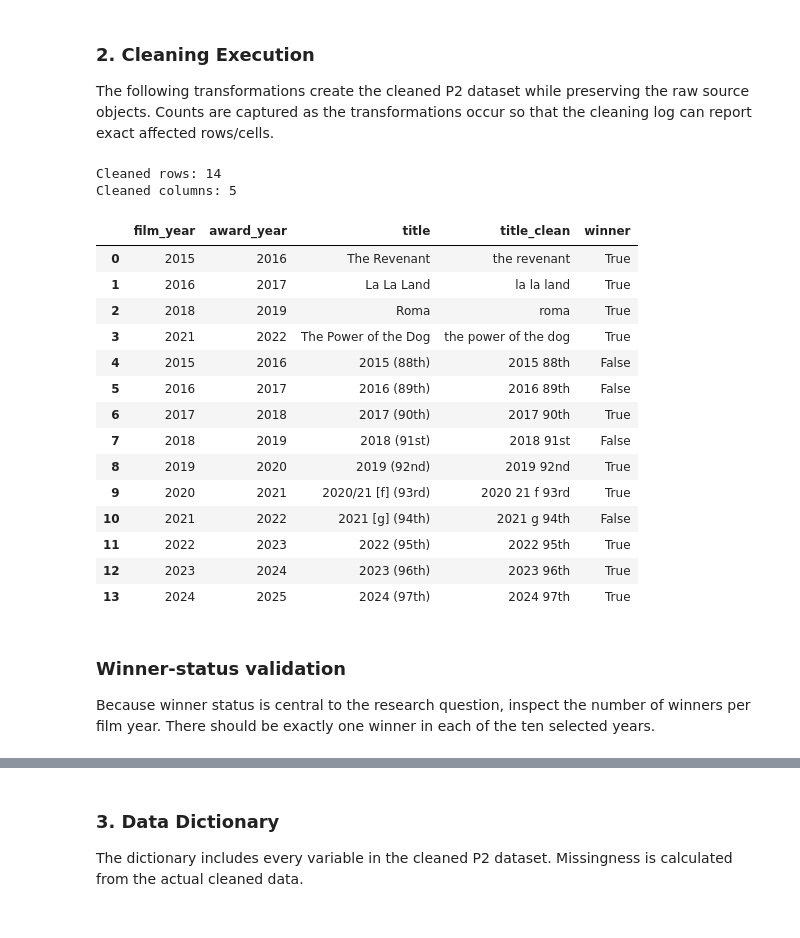
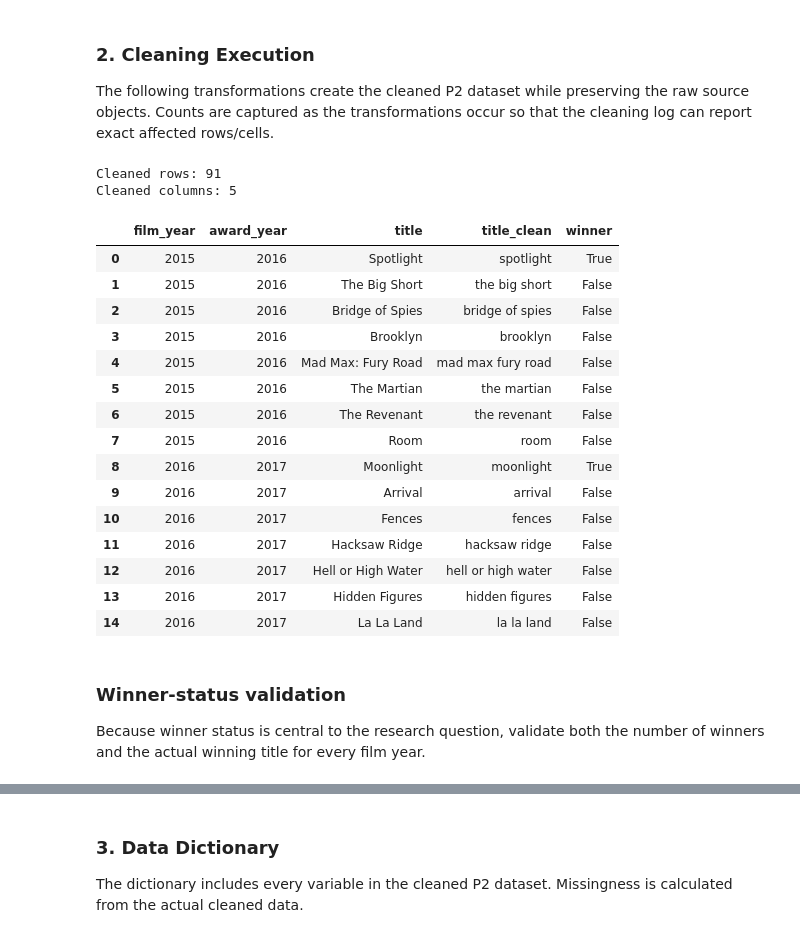
Before and after one commit to manika-17/dsa405-project, a Jupyter notebook: DSA405_P2_AuditCleaningLog_FA26_mjain23.ipynb, the cells around one changed output, grey strips where cells are left out. Cells and saved outputs as stored; diff of their text form; code cells hidden in the pictures.

```diff
--- a/DSA405_P2_AuditCleaningLog_FA26_mjain23.ipynb
+++ b/DSA405_P2_AuditCleaningLog_FA26_mjain23.ipynb
@@ -152,10 +159,7 @@ This step creates consistent film_year and title fields so that the relevant 201
 # %%
 audit_parts = []
 
-for table_number, t in award_tables:
-    film_col = next(c for c in t.columns if re.search(r"\bFilm\b", c, flags=re.I))
-    year_col = next(c for c in t.columns if re.search(r"Year", c, flags=re.I))
-
+for table_number, t, film_col, year_col in award_tables:
     x = pd.DataFrame({
         "film_year_raw": t[year_col],
         "title_raw": t[film_col],
@@ -367,7 +370,9 @@ add_log(
     "Records without a usable film identifier would be excluded."
 )
 
-# 5. Exact duplicate removal.
+# 5. Exact duplicate safeguard.
+# After selecting only Best Picture tables, duplicate title-year records are not expected.
+# This check remains as a reproducible safeguard in case the source structure changes.
 exact_dupes = int(clean.duplicated(subset=["film_year", "title"]).sum())
 if exact_dupes:
     clean = clean.drop_duplicates(subset=["film_year", "title"], keep="first").copy()
@@ -408,17 +413,16 @@ add_log(
     "Nothing from the source because the original title field is retained."
 )
 
-# Winner detection:
-# Wikipedia commonly marks winners using formatting/notes that may survive read_html differently.
-# First inspect duplicate title-year patterns and source text; then use table ordering convention:
-# in each year, the winning film is listed first in the Wikipedia award table.
+# 8. Create winner indicator from the source table ordering.
+# In the Wikipedia Best Picture award tables, the winning film is listed first
+# within each film year. Winner titles are explicitly validated in the next cell.
 clean = clean.sort_index()
 clean["winner"] = ~clean["film_year"].duplicated(keep="first")
 add_log(
     "winner",
     "Created Boolean winner indicator from the first listed film within each film year",
     len(clean),
-    "Wikipedia's Best Picture tables list the winning film first for each award year; the project needs winner status for the comparison.",
+    "Wikipedia's Best Picture tables list the winning film first for each film year; explicit title validation below checks this assumption.",
     "Nothing; winner status is derived and source title/year fields are retained."
 )
 
@@ -426,48 +430,49 @@ add_log(
 final_cols = ["film_year", "award_year", "title", "title_clean", "winner"]
 columns_before_final = clean.shape[1]
 dropped_cols = [c for c in clean.columns if c not in final_cols]
 clean_final = clean[final_cols].copy()
 
 add_log(
     "columns",
     "Dropped source/helper fields from the final analytical table",
     len(dropped_cols),
     "The final P2 file keeps only variables needed for interpretation or the planned P3 match.",
     "Source-table and raw parsing fields are not carried into the final analytical table; the raw source remains preserved separately."
 )
 
 # 10. Reset index.
 old_index = clean_final.index.copy()
 clean_final = clean_final.reset_index(drop=True)
 add_log(
     "index",
     "Reset pandas row index after filtering and cleaning",
     len(clean_final),
     "A sequential index makes the cleaned table easier to inspect and does not serve as an analytical identifier.",
     "Only the temporary pandas index; no source variable is removed."
 )
 
 print("Cleaned rows:", len(clean_final))
 print("Cleaned columns:", clean_final.shape[1])
 display(clean_final.head(15))
 # %% [output]
-Cleaned rows: 14
+Cleaned rows: 91
 Cleaned columns: 5
 |  | film_year | award_year | title | title_clean | winner |
-| 0 | 2015 | 2016 | The Revenant | the revenant | True |
-| 1 | 2016 | 2017 | La La Land | la la land | True |
-| 2 | 2018 | 2019 | Roma | roma | True |
-| 3 | 2021 | 2022 | The Power of the Dog | the power of the dog | True |
-| 4 | 2015 | 2016 | 2015 (88th) | 2015 88th | False |
-| 5 | 2016 | 2017 | 2016 (89th) | 2016 89th | False |
-| 6 | 2017 | 2018 | 2017 (90th) | 2017 90th | True |
-| 7 | 2018 | 2019 | 2018 (91st) | 2018 91st | False |
-| 8 | 2019 | 2020 | 2019 (92nd) | 2019 92nd | True |
-| 9 | 2020 | 2021 | 2020/21 [f] (93rd) | 2020 21 f 93rd | True |
-| 10 | 2021 | 2022 | 2021 [g] (94th) | 2021 g 94th | False |
-| 11 | 2022 | 2023 | 2022 (95th) | 2022 95th | True |
-| 12 | 2023 | 2024 | 2023 (96th) | 2023 96th | True |
-| 13 | 2024 | 2025 | 2024 (97th) | 2024 97th | True |
+| 0 | 2015 | 2016 | Spotlight | spotlight | True |
+| 1 | 2015 | 2016 | The Big Short | the big short | False |
+| 2 | 2015 | 2016 | Bridge of Spies | bridge of spies | False |
+| 3 | 2015 | 2016 | Brooklyn | brooklyn | False |
+| 4 | 2015 | 2016 | Mad Max: Fury Road | mad max fury road | False |
+| 5 | 2015 | 2016 | The Martian | the martian | False |
+| 6 | 2015 | 2016 | The Revenant | the revenant | False |
+| 7 | 2015 | 2016 | Room | room | False |
+| 8 | 2016 | 2017 | Moonlight | moonlight | True |
+| 9 | 2016 | 2017 | Arrival | arrival | False |
+| 10 | 2016 | 2017 | Fences | fences | False |
+| 11 | 2016 | 2017 | Hacksaw Ridge | hacksaw ridge | False |
+| 12 | 2016 | 2017 | Hell or High Water | hell or high water | False |
+| 13 | 2016 | 2017 | Hidden Figures | hidden figures | False |
+| 14 | 2016 | 2017 | La La Land | la la land | False |
 # %% [markdown]
 ### Winner-status validation
-Because winner status is central to the research question, inspect the number of winners per film year. There should be exactly one winner in each of the ten selected years.
+Because winner status is central to the research question, validate both the number of winners and the actual winning title for every film year.
```
Also changed, not shown: parts of 12 cells of this notebook.
